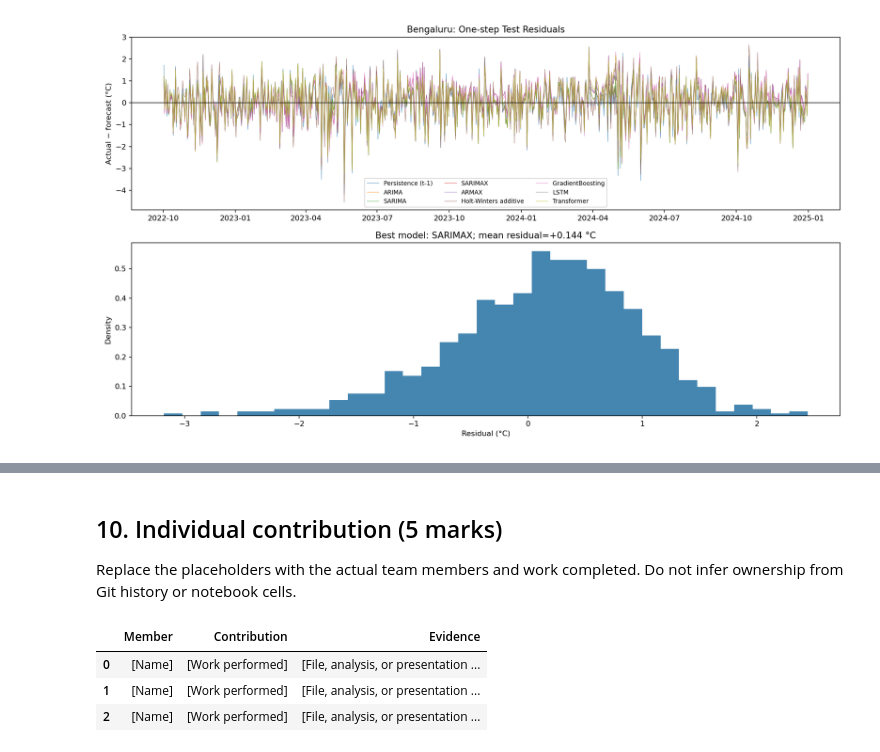
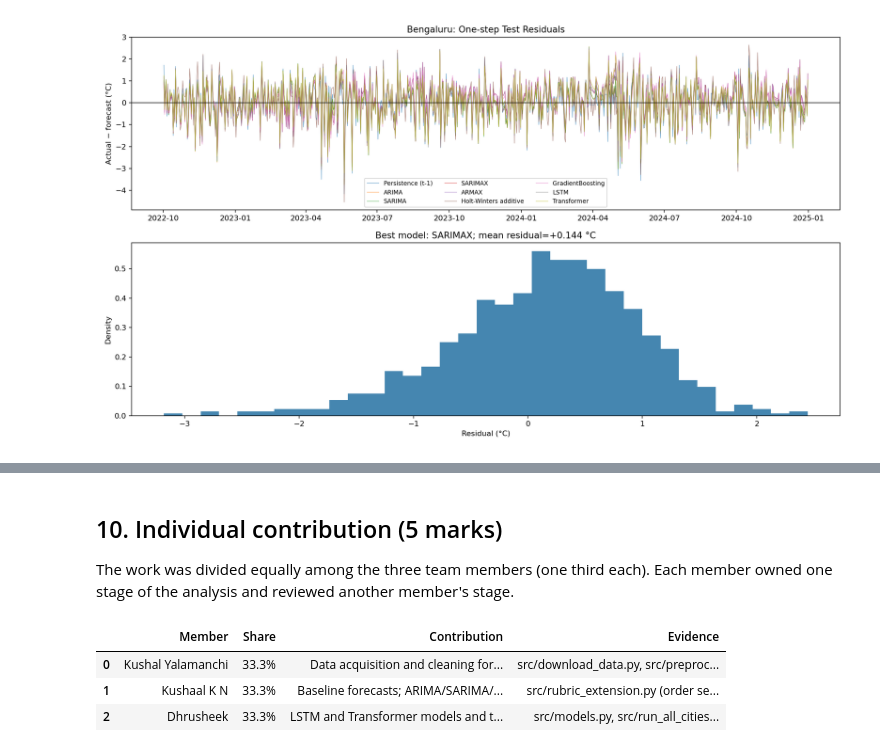
Before and after one commit to dhrusheek/noaa-weather-time-series-case-study, a Jupyter notebook: notebooks/eight_city_weather_forecasting_comparison.ipynb, the cells around one changed output, grey strips where cells are left out. Saved outputs shown, nothing was run; the diff lists cells and outputs as text; code cells hidden in the pictures.

```diff
--- a/notebooks/eight_city_weather_forecasting_comparison.ipynb
+++ b/notebooks/eight_city_weather_forecasting_comparison.ipynb
@@ -482,19 +738,28 @@ Transformer mean-horizon skill range across cities: 11.8% to 30.6%
 # %% [markdown]
 ## 10. Individual contribution (5 marks)
 
-Replace the placeholders with the actual team members and work completed. Do not infer ownership from Git history or notebook cells.
+The work was divided equally among the three team members (one third each). Each member owned one stage of the analysis and reviewed another member's stage.
 # %%
 contributions = pd.DataFrame([
-    {"Member": "[Name]", "Contribution": "[Work performed]", "Evidence": "[File, analysis, or presentation section]"},
-    {"Member": "[Name]", "Contribution": "[Work performed]", "Evidence": "[File, analysis, or presentation section]"},
-    {"Member": "[Name]", "Contribution": "[Work performed]", "Evidence": "[File, analysis, or presentation section]"},
+    {"Member": "Kushal Yalamanchi", "Share": "33.3%",
+     "Contribution": "Data acquisition and cleaning for all eight NOAA GSOD stations; time-series visualization; "
+                     "trend and seasonal decomposition; ADF/KPSS stationarity tests; ACF/PACF analysis; review of residual diagnostics",
+     "Evidence": "src/download_data.py, src/preprocessing.py, src/cities.py, src/statistical_analysis.py; notebook Sections 2–4"},
+    {"Member": "Kushaal K N", "Share": "33.3%",
+     "Contribution": "Baseline forecasts; ARIMA/SARIMA/ARMAX/SARIMAX order selection (ADF/KPSS d, AIC/BIC grid); "
+                     "Holt-Winters models; residual analysis (Ljung–Box, Jarque–Bera, Durbin–Watson); review of ML/DL models",
+     "Evidence": "src/rubric_extension.py (order selection, Holt-Winters, residual diagnostics); notebook Sections 5–6 and 8"},
+    {"Member": "Dhrusheek", "Share": "33.3%",
+     "Contribution": "LSTM and Transformer models and the multi-horizon experiment; Random Forest and Gradient Boosting; "
+                     "cross-city model comparison and Diebold–Mariano tests; research conclusion; report and notebook assembly",
+     "Evidence": "src/models.py, src/run_all_cities.py, src/run_analysis.py, src/build_notebook.py; report/; notebook Sections 7 and 9"},
 ])
 display(contributions)
 # %% [output]
-|  | Member | Contribution | Evidence |
-| 0 | [Name] | [Work performed] | [File, analysis, or presentation ... |
-| 1 | [Name] | [Work performed] | [File, analysis, or presentation ... |
-| 2 | [Name] | [Work performed] | [File, analysis, or presentation ... |
+|  | Member | Share | Contribution | Evidence |
+| 0 | Kushal Yalamanchi | 33.3% | Data acquisition and cleaning for... | src/download_data.py, src/preproc... |
+| 1 | Kushaal K N | 33.3% | Baseline forecasts; ARIMA/SARIMA/... | src/rubric_extension.py (order se... |
+| 2 | Dhrusheek | 33.3% | LSTM and Transformer models and t... | src/models.py, src/run_all_cities... |
 # %% [markdown]
 ## 11. Rubric checklist
 
```
Also changed, not shown: parts of 31 cells of this notebook, 2 other files.
